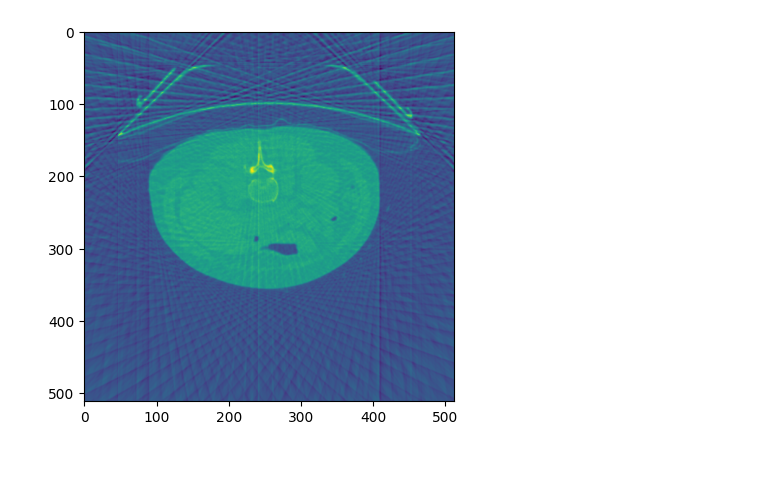
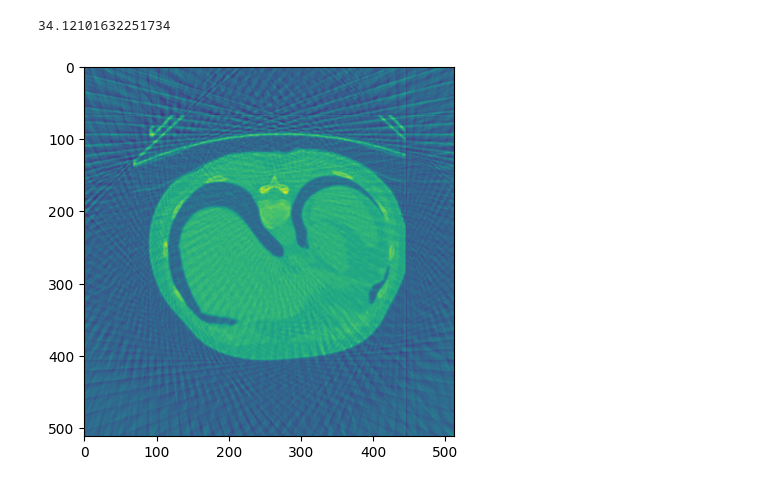
Before and after one commit to xdauby/PFE, a Jupyter notebook: unet.ipynb, the cells around one changed output. Drawn from its saved outputs; the diff is of its cells as text; code cells hidden in the pictures.

Commit message:
added fbp to RadonTorch.py, cleaned unet notebook

```diff
--- a/unet.ipynb
+++ b/unet.ipynb
@@ -81,0 +42,21 @@ y_test_tensor = y_test_tensor.unsqueeze(1)
+# %%
+# set projector
+
+angles = np.linspace(0, np.pi, 52, endpoint=False)
+volume = tr.Volume2D()
+volume.set_size(height=512, width=512)
+radon = RadonTorch(512, angles, volume)
+# %%
+x_true_train_tensor = torch.from_numpy(np.array(x_true_train)).to(dtype=torch.float32).to(device).unsqueeze(1)
+x_true_val_tensor = torch.from_numpy(np.array(x_true_val)).to(dtype=torch.float32).to(device).unsqueeze(1)
+
+x_fbp_train_list = []
+for xtrue_train in x_true_train_tensor:
+    x_fbp_train_list.append(radon.fbp(xtrue_train))
+
+x_fbp_val_list = []
+for xtrue_val in x_true_val_tensor:
+    x_fbp_val_list.append(radon.fbp(xtrue_val))
+
+x_fbp_train_tensor = torch.stack(x_fbp_train_list)
+x_fbp_val_tensor = torch.stack(x_fbp_val_list)
@@ -81,0 +72,5 @@ y_test_tensor = y_test_tensor.unsqueeze(1)
+# %%
+mean_x_fbp_train = torch.mean(x_fbp_train_tensor)
+std_x_fbp_train = torch.std(x_fbp_train_tensor)
+mean_x_true_train = torch.mean(x_true_train_tensor)
+std_x_true_train = torch.std(x_true_train_tensor)
@@ -122,12 +127,12 @@ flip_flop_transform = transforms.Compose([
     DualHorizontalVerticalFlip(p=0.5)
 ])
 
-normalize_x = transforms.Compose([
-    transforms.Normalize(mean=[mean_x_train], std=[std_x_train])
+normalize_x_fbp = transforms.Compose([
+    transforms.Normalize(mean=[mean_x_fbp_train], std=[std_x_fbp_train])
 ])
 
-normalize_y = transforms.Compose([
-    transforms.Normalize(mean=[mean_y_train], std=[std_y_train])
+normalize_x_true = transforms.Compose([
+    transforms.Normalize(mean=[mean_x_true_train], std=[std_x_true_train])
 ])
 
 class CustomDataset(Dataset):
@@ -155,7 +160,7 @@ class CustomDataset(Dataset):
 
         return x, y
 
-dataloader_train = DataLoader(CustomDataset(X_train_tensor, y_train_tensor, normalize_x, normalize_y, flip_flop_transform), batch_size=1, shuffle=True)
-dataloader_test = DataLoader(CustomDataset(X_test_tensor, y_test_tensor, normalize_x, normalize_y), batch_size=1, shuffle=True)
+dataloader_train = DataLoader(CustomDataset(x_fbp_train_tensor, x_true_train_tensor, normalize_x_fbp, normalize_x_true, flip_flop_transform), batch_size=1, shuffle=True)
+dataloader_val = DataLoader(CustomDataset(x_fbp_val_tensor, x_true_val_tensor, normalize_x_fbp, normalize_x_true), batch_size=1, shuffle=True)
 # %%
 img_x, img_y = next(iter(dataloader_train))
@@ -376,9 +417,37 @@ img_x, img_y = next(iter(dataloader_test))
+# %%
+def psnr(original, reconstructed):
+
+    # normalizing to have pixels between 0 and 1 to compute the peak signal to noise ratio
+    noriginal = (original - np.min(original)) / (np.max(original) - np.min(original))
+    nreconstructed = (reconstructed - np.min(reconstructed)) / (np.max(reconstructed) - np.min(reconstructed))
+
+    # compute Mean Squared Error (MSE)
+    mse = np.mean((noriginal - nreconstructed) ** 2)
+
+    # compute PSNR in decibels
+    if mse == 0:
+        return float('inf')  # PSNR is infinite if the images are identical
+    else:
+        psnr_value = 10 * np.log10((1 ** 2) / mse) # 1 being the max pixel value / range of pixel values
+        return psnr_value
+
+psnr_list = []
+for (img_x,img_y) in dataloader_val:
+    img_x_, img_y_ = img_x[0].to('cpu').squeeze(0).squeeze(0).numpy(), img_y[0].to('cpu').squeeze(0).squeeze(0).numpy()
+    z = modelUnet(img_x.to(device))
+    pred = z.squeeze(0).squeeze(0).to('cpu').detach().numpy()
+    psnr_list.append(psnr(pred, img_y_))
+
+print(np.mean(psnr_list))
+# %% [output]
+34.12101632251734
 # %%
-img_x_, img_y_ = img_x[0].squeeze(0).squeeze(0).numpy(), img_y[0].squeeze(0).squeeze(0).numpy()
+img_x, img_y = next(iter(dataloader_val))
+img_x_, img_y_ = img_x[0].to('cpu').squeeze(0).squeeze(0).numpy(), img_y[0].to('cpu').squeeze(0).squeeze(0).numpy()
 plt.imshow(img_x_)
 plt.show()
 # %% [output]
-[figure, old version]
+[figure, new version]
 # %%
 z = modelUnet(img_x.to(device))
 plt.imshow(z.squeeze(0).squeeze(0).to('cpu').detach().numpy(), cmap="gray")
```
Also changed, not shown: parts of 20 cells of this notebook, 1 other file.
